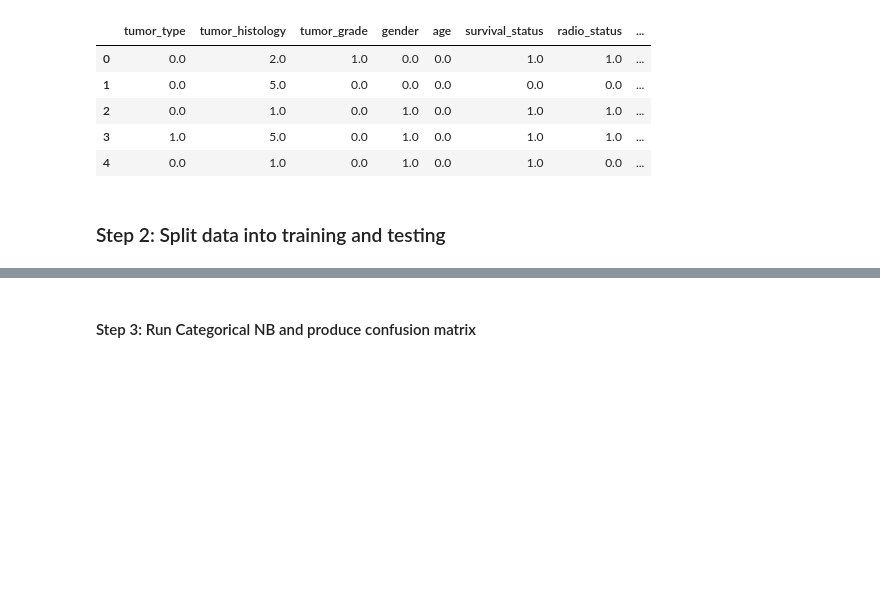
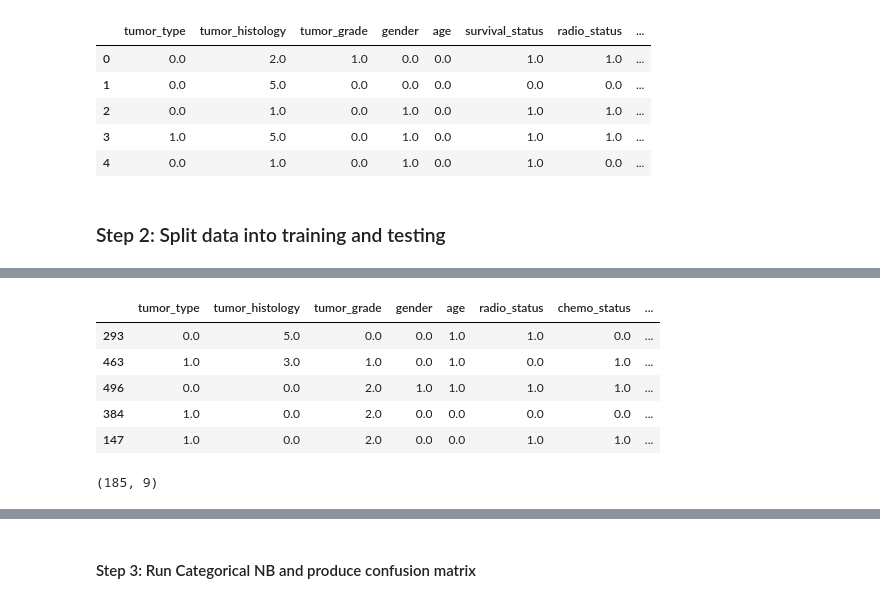
Before and after one commit to julie-zweng/machine-learning-project, a Jupyter notebook: nb_categorical.ipynb, the cells around one changed output, grey strips where cells are left out. Cells and saved outputs as stored; diff of their text form; code cells hidden in the pictures; blank space fills up the shorter version.

```diff
--- a/nb_categorical.ipynb
+++ b/nb_categorical.ipynb
@@ -144 +144,14 @@ Testing labels: 176    1.0
 Name: survival_status, Length: 185, dtype: float64
+# %%
+testing.head()
+# %% [output]
+|  | tumor_type | tumor_histology | tumor_grade | gender | age | radio_status | chemo_status | ... |
+| 293 | 0.0 | 5.0 | 0.0 | 0.0 | 1.0 | 1.0 | 0.0 | ... |
+| 463 | 1.0 | 3.0 | 1.0 | 0.0 | 1.0 | 0.0 | 1.0 | ... |
+| 496 | 0.0 | 0.0 | 2.0 | 1.0 | 1.0 | 1.0 | 1.0 | ... |
+| 384 | 1.0 | 0.0 | 2.0 | 0.0 | 0.0 | 0.0 | 0.0 | ... |
+| 147 | 1.0 | 0.0 | 2.0 | 0.0 | 0.0 | 1.0 | 1.0 | ... |
+# %%
+testing.shape
+# %% [output]
+(185, 9)
```
Also changed, not shown: parts of 5 cells of this notebook.
